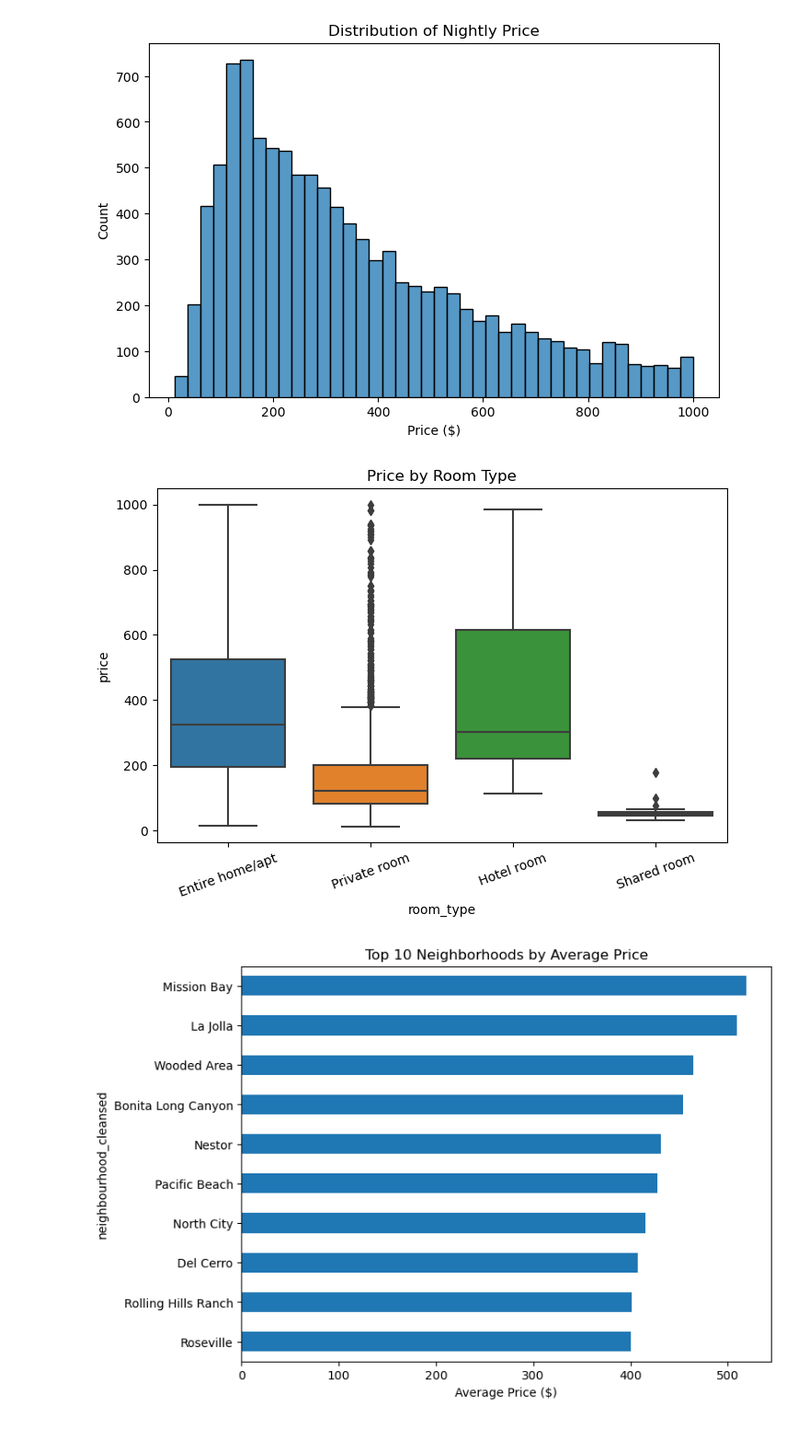
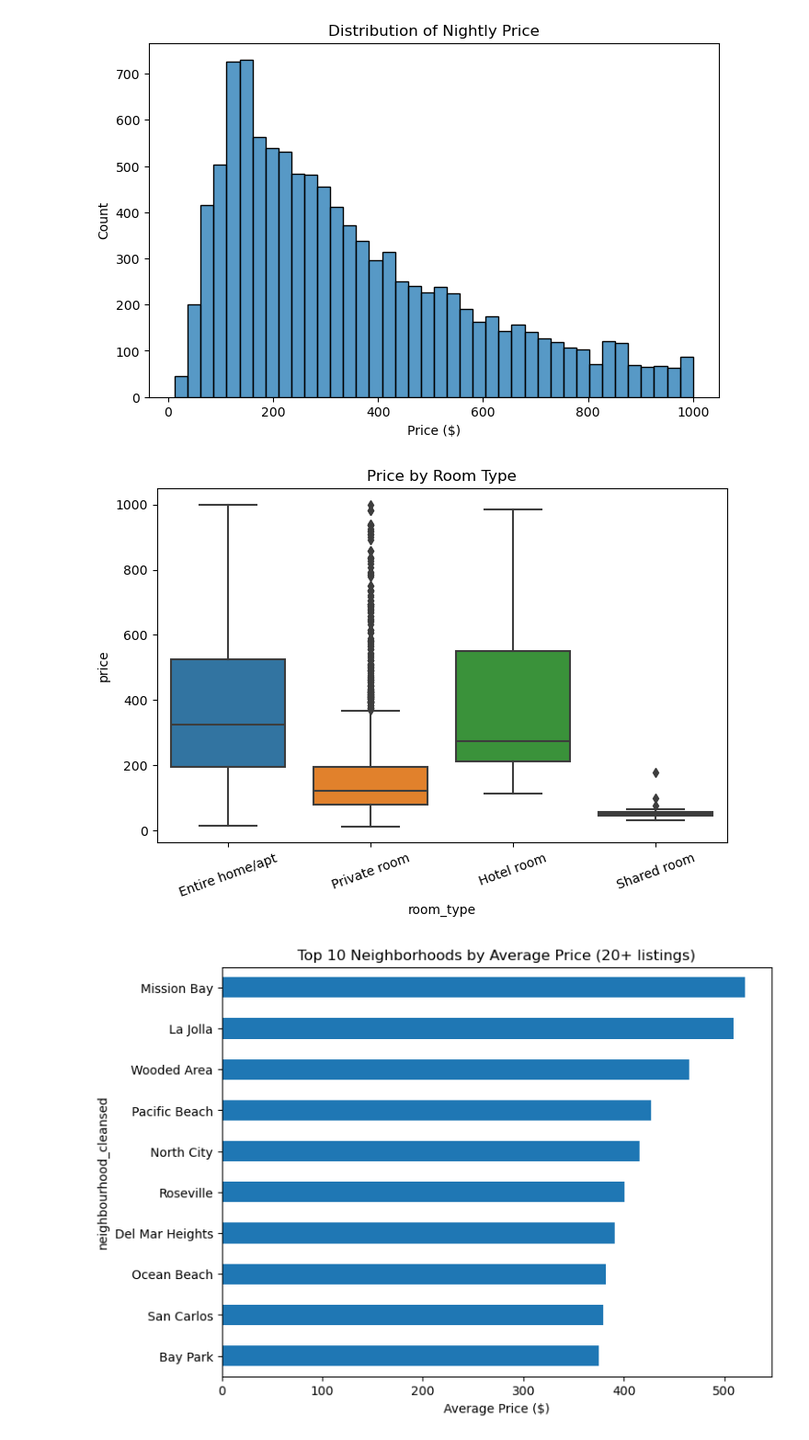
Before and after one commit to andrewhash/ads505-team-project, a Jupyter notebook: notebooks/analysis.ipynb, the cells around one changed output. Shown at 92% size. Drawn from its saved outputs; the diff is of its cells as text; code cells hidden in the pictures.

```diff
--- a/notebooks/analysis.ipynb
+++ b/notebooks/analysis.ipynb
@@ -62,12 +65,20 @@ host_is_superhost            32
 availability_365              0
 dtype: int64
 # %%
-cols = [
-    "price", "room_type", "neighbourhood_cleansed", "accommodates",
-    "bedrooms", "bathrooms_text", "minimum_nights", "number_of_reviews",
-    "review_scores_rating", "host_response_rate", "host_is_superhost",
-    "availability_365",
-]
-df = df[cols].copy()
-df.isna().sum()
+# drop host_response_rate entirely, it's 100% empty
+df = df.drop(columns=["host_response_rate"])
+
+# bedrooms: 0 = studio (real value), NaN = missing, only fill the NaNs
+median_bedrooms = df["bedrooms"].median()
+df["bedrooms"] = df["bedrooms"].fillna(median_bedrooms)
+
+# bathrooms_text, minimum_nights, host_is_superhost: barely any missing, just drop those rows
+df = df.dropna(subset=["bathrooms_text", "minimum_nights", "host_is_superhost"])
+
+# review_scores_rating: flag listings with no reviews yet, then fill with median
+df["no_reviews_yet"] = df["review_scores_rating"].isna().astype(int)
+df["review_scores_rating"] = df["review_scores_rating"].fillna(df["review_scores_rating"].median())
+
+print(df.isna().sum())
+print(df.shape)
 # %% [output]
@@ -129,21 +141,25 @@ plt.title("Price by Room Type")
 plt.xticks(rotation=20)
 plt.show()
 # %% [output]
-[figure, old version]
+[figure, new version]
 # %%
+neighborhood_counts = df["neighbourhood_cleansed"].value_counts()
+valid_neighborhoods = neighborhood_counts[neighborhood_counts >= 20].index
+
 top_neighborhoods = (
-    df.groupby("neighbourhood_cleansed")["price"]
+    df[df["neighbourhood_cleansed"].isin(valid_neighborhoods)]
+    .groupby("neighbourhood_cleansed")["price"]
     .mean()
     .sort_values(ascending=False)
     .head(10)
 )
 top_neighborhoods.plot(kind="barh", figsize=(8, 6))
-plt.title("Top 10 Neighborhoods by Average Price")
+plt.title("Top 10 Neighborhoods by Average Price (20+ listings)")
 plt.xlabel("Average Price ($)")
 plt.gca().invert_yaxis()
 plt.show()
 # %% [output]
-[figure, old version]
+[figure, new version]
 # %%
 df.groupby("host_is_superhost")["price"].mean()
 # %% [output]
```
Also changed, not shown: parts of 10 cells of this notebook.
